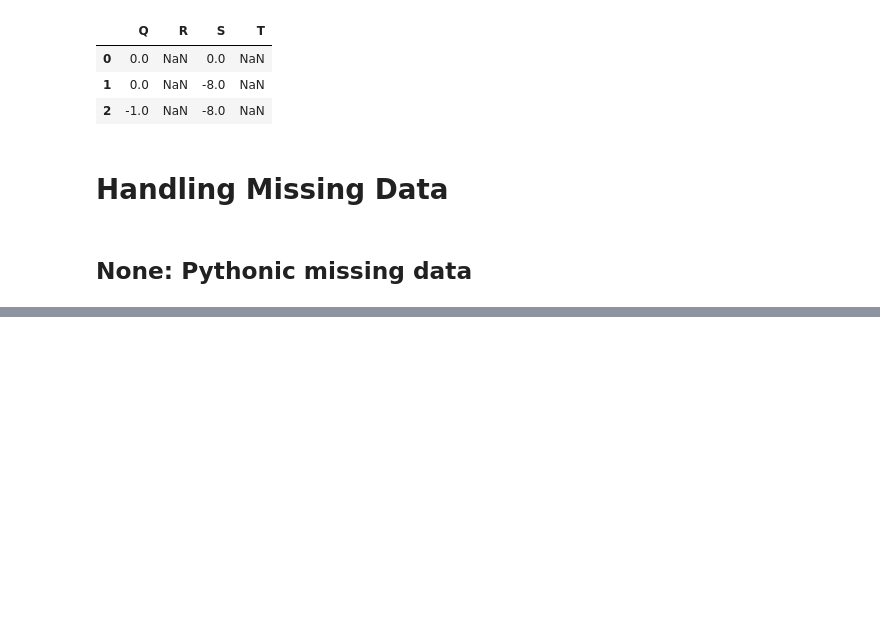
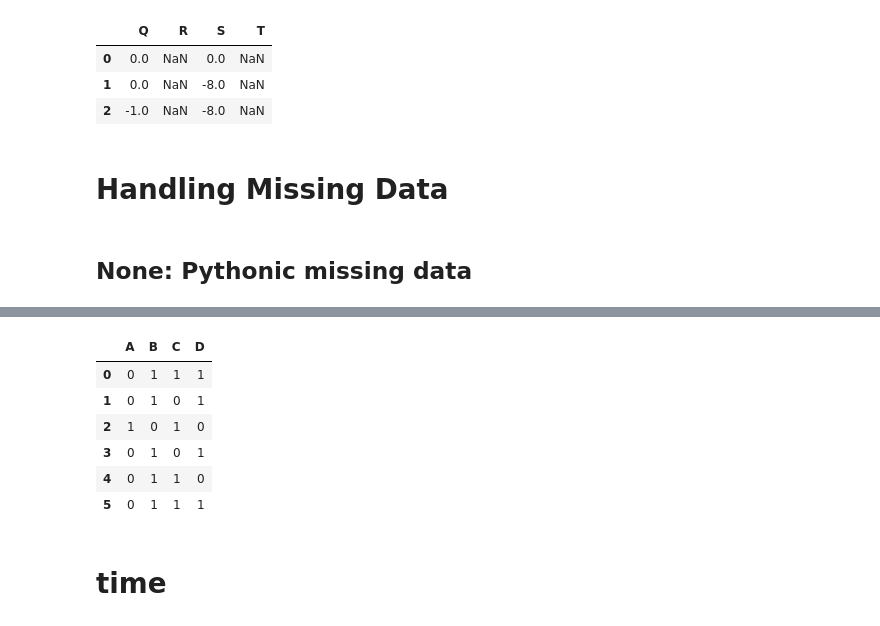
Before and after one commit to Salomefu/how_to_use_pandas, a Jupyter notebook: test.ipynb, the cells around one changed output, grey strips where cells are left out. Drawn from its saved outputs; the diff is of its cells as text; code cells hidden in the pictures; blank space fills up the shorter version.

```diff
--- a/test.ipynb
+++ b/test.ipynb
@@ -318,0 +859,3 @@ df -half
+# %%
+monte = pd.Series(['Graham Chapman', 'John Cleese', 'Terry Gilliam',
+                              'Eric Idle', 'Terry Jones', 'Michael Palin'])
@@ -318,0 +872,3 @@ df -half
+# %%
+full_monte = pd.DataFrame({'name': monte,'info': ['B|C|D', 'B|D', 'A|C', 'B|D', 'B|C','B|C|D']})
+full_monte
@@ -318,0 +883,12 @@ df -half
+# %%
+full_monte['info'].str.get_dummies('|')
+# %% [output]
+|  | A | B | C | D |
+| 0 | 0 | 1 | 1 | 1 |
+| 1 | 0 | 1 | 0 | 1 |
+| 2 | 1 | 0 | 1 | 0 |
+| 3 | 0 | 1 | 0 | 1 |
+| 4 | 0 | 1 | 1 | 0 |
+| 5 | 0 | 1 | 1 | 1 |
+# %% [markdown]
+# time
```
Also changed, not shown: parts of 90 cells of this notebook.
